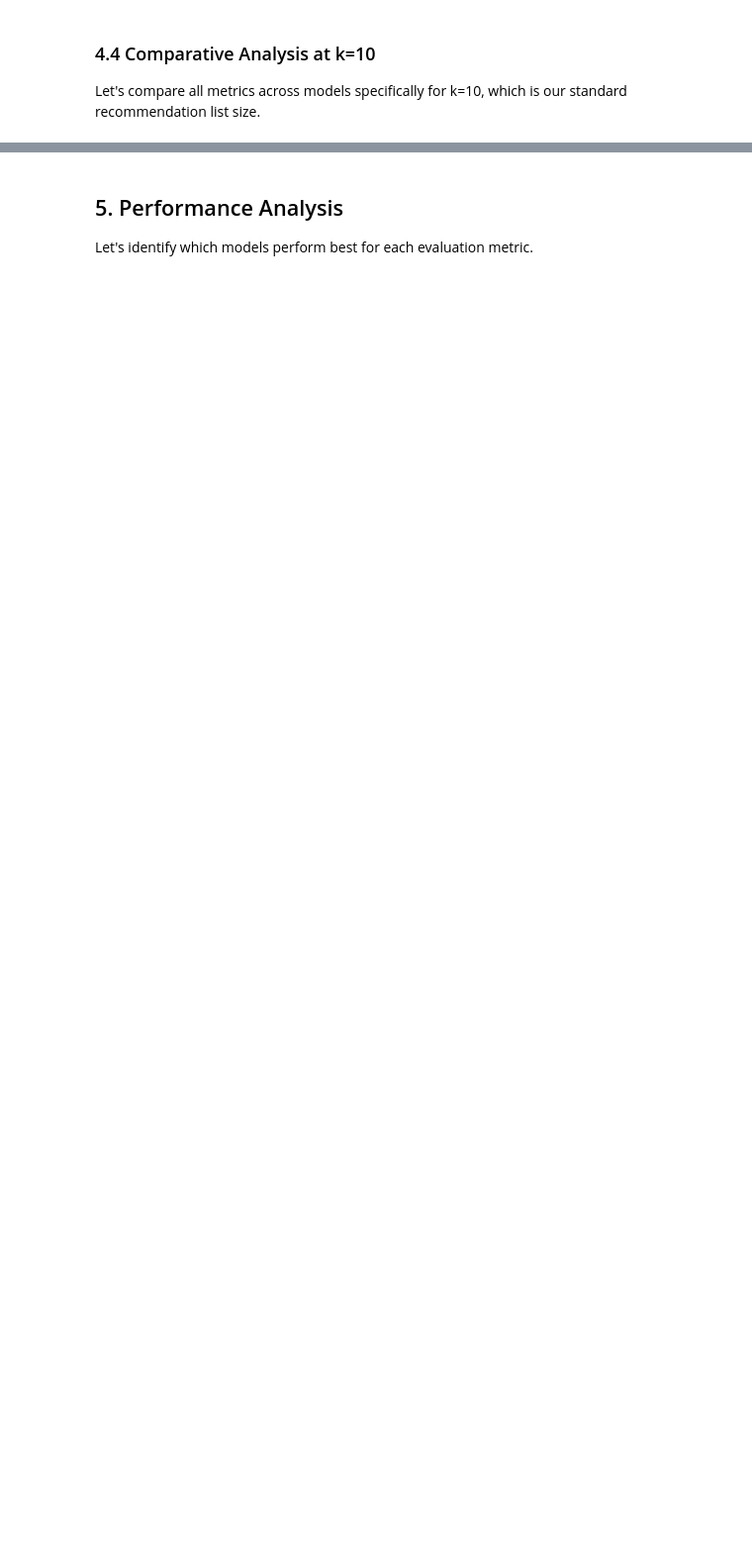
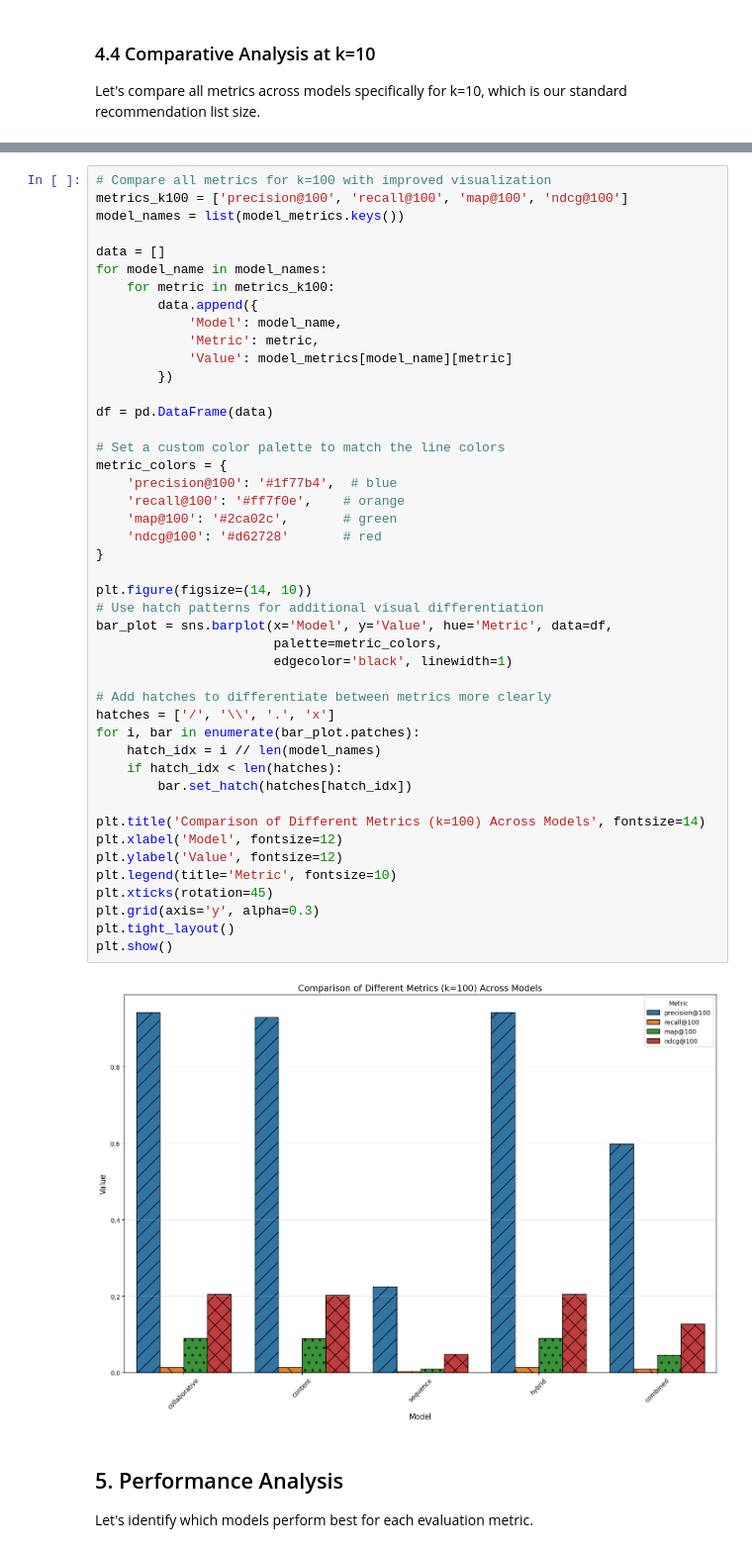
Before and after one commit to petitwhito/FinalProject_2025_leo.sambrook, a Jupyter notebook: notebooks/5_Evaluation.ipynb, the cells around one changed output, grey strips where cells are left out. Shown: that part at 99% size. Drawn from its saved outputs; the diff is of its cells as text; blank space fills up the shorter version.

```diff
--- a/notebooks/5_Evaluation.ipynb
+++ b/notebooks/5_Evaluation.ipynb
@@ -269,3 +277,50 @@ plt.show()
+# %%
+# Compare all metrics for k=100 with improved visualization
+metrics_k100 = ['precision@100', 'recall@100', 'map@100', 'ndcg@100']
+model_names = list(model_metrics.keys())
+
+data = []
+for model_name in model_names:
+    for metric in metrics_k100:
+        data.append({
+            'Model': model_name,
+            'Metric': metric,
+            'Value': model_metrics[model_name][metric]
+        })
+
+df = pd.DataFrame(data)
+
+# Set a custom color palette to match the line colors
+metric_colors = {
+    'precision@100': '#1f77b4',  # blue
+    'recall@100': '#ff7f0e',    # orange
+    'map@100': '#2ca02c',       # green
+    'ndcg@100': '#d62728'       # red
+}
+
+plt.figure(figsize=(14, 10))
+# Use hatch patterns for additional visual differentiation
+bar_plot = sns.barplot(x='Model', y='Value', hue='Metric', data=df,
+                       palette=metric_colors,
+                       edgecolor='black', linewidth=1)
+
+# Add hatches to differentiate between metrics more clearly
+hatches = ['/', '\\', '.', 'x']
+for i, bar in enumerate(bar_plot.patches):
+    hatch_idx = i // len(model_names)
+    if hatch_idx < len(hatches):
+        bar.set_hatch(hatches[hatch_idx])
+
+plt.title('Comparison of Different Metrics (k=100) Across Models', fontsize=14)
+plt.xlabel('Model', fontsize=12)
+plt.ylabel('Value', fontsize=12)
+plt.legend(title='Metric', fontsize=10)
+plt.xticks(rotation=45)
+plt.grid(axis='y', alpha=0.3)
+plt.tight_layout()
+plt.show()
+# %% [output]
+[figure, added]
 # %% [markdown]
 ## 5. Performance Analysis
 
```
Also changed, not shown: parts of 8 cells of this notebook.
